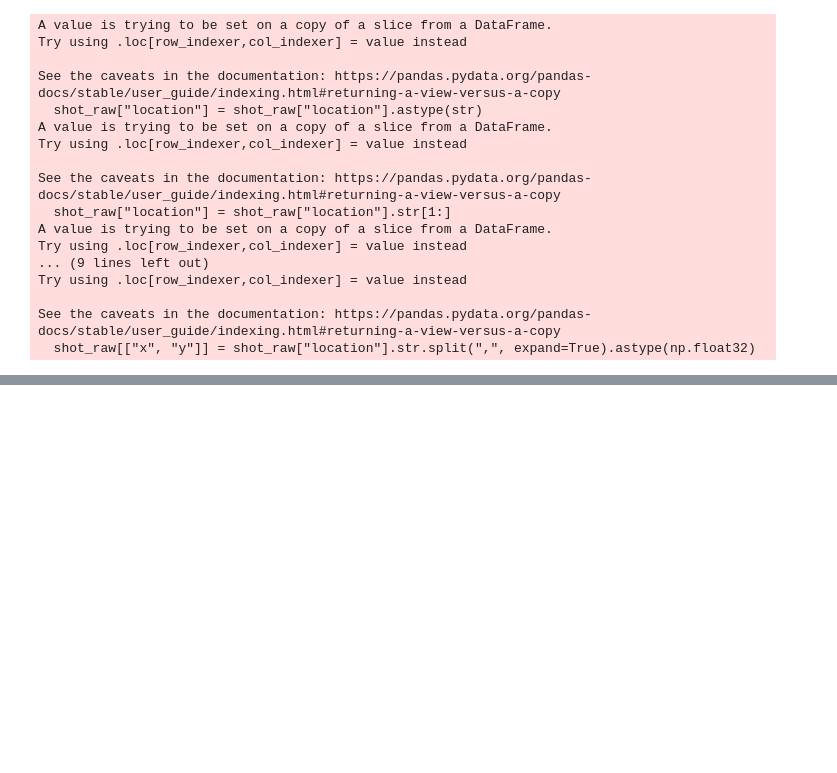
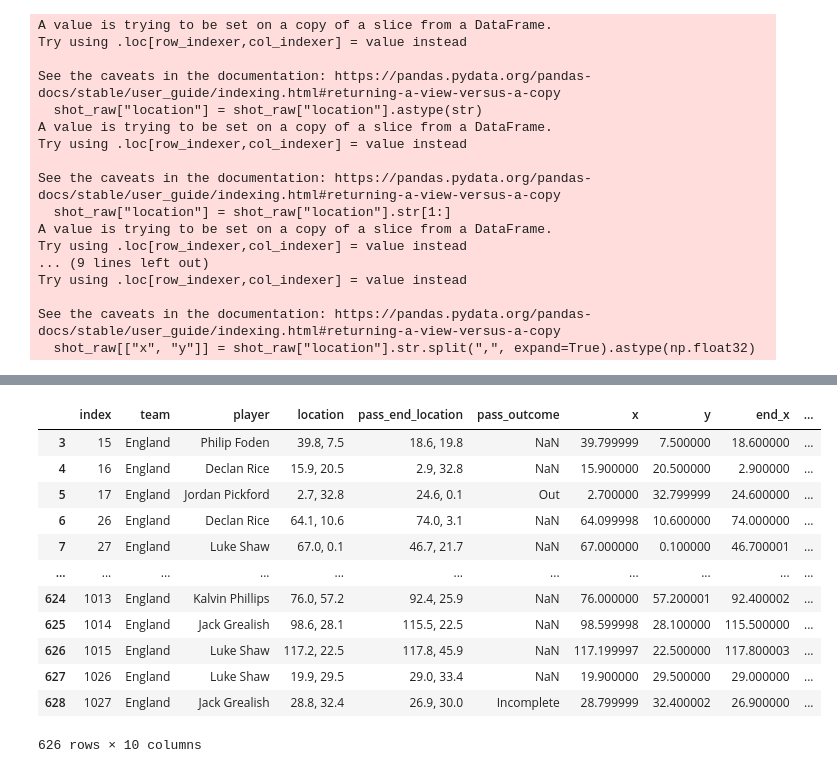
Before and after one commit to steveaq/statsbomb_project, a Jupyter notebook: Statsbomb Data Exploration .ipynb, the cells around one changed output, grey strips where cells are left out. Cells and saved outputs as stored; diff of their text form; code cells hidden in the pictures; blank space fills up the shorter version.

```diff
--- a/Statsbomb Data Exploration .ipynb
+++ b/Statsbomb Data Exploration .ipynb
@@ -341,0 +432,38 @@ generateCombinedShotMap('England','Senegal')
+# %%
+player_passes_raw = match_events.copy()
+player_passes_raw = player_passes_raw[['team','player','location','pass_end_location',"pass_outcome"]]
+player_passes_raw = player_passes_raw[player_passes_raw['team']=="England"].reset_index()
+
+player_passes_raw.drop(player_passes_raw[player_passes_raw['location'] == "a"].index, inplace = True)
+player_passes_raw.drop(player_passes_raw[player_passes_raw['pass_end_location'] == "a"].index, inplace = True)
+# touches_team = touches_team.loc[lambda x: x['location'] != 'a']
+
+player_passes_raw["location"] = player_passes_raw["location"].astype(str)
+player_passes_raw["location"] = player_passes_raw["location"].str[1:]
+player_passes_raw["location"] = player_passes_raw["location"].str[:-1]
+player_passes_raw.drop(player_passes_raw[player_passes_raw['location'] == "a"].index, inplace = True)
+player_passes_raw[["x", "y"]] = player_passes_raw["location"].str.split(",", expand=True).astype(np.float32)
+
+
+player_passes_raw["pass_end_location"] = player_passes_raw["pass_end_location"].astype(str)
+player_passes_raw["pass_end_location"] = player_passes_raw["pass_end_location"].str[1:]
+player_passes_raw["pass_end_location"] = player_passes_raw["pass_end_location"].str[:-1]
+player_passes_raw.drop(player_passes_raw[player_passes_raw['pass_end_location'] == "a"].index, inplace = True)
+player_passes_raw[["end_x", "end_y"]] = player_passes_raw["pass_end_location"].str.split(",", expand=True).astype(np.float32)
+
+
+player_passes_raw
+# %% [output]
+|  | index | team | player | location | pass_end_location | pass_outcome | x | y | end_x | ... |
+| 3 | 15 | England | Philip Foden | 39.8, 7.5 | 18.6, 19.8 | NaN | 39.799999 | 7.500000 | 18.600000 | ... |
+| 4 | 16 | England | Declan Rice | 15.9, 20.5 | 2.9, 32.8 | NaN | 15.900000 | 20.500000 | 2.900000 | ... |
+| 5 | 17 | England | Jordan Pickford | 2.7, 32.8 | 24.6, 0.1 | Out | 2.700000 | 32.799999 | 24.600000 | ... |
+| 6 | 26 | England | Declan Rice | 64.1, 10.6 | 74.0, 3.1 | NaN | 64.099998 | 10.600000 | 74.000000 | ... |
+| 7 | 27 | England | Luke Shaw | 67.0, 0.1 | 46.7, 21.7 | NaN | 67.000000 | 0.100000 | 46.700001 | ... |
+| ... | ... | ... | ... | ... | ... | ... | ... | ... | ... | ... |
+| 624 | 1013 | England | Kalvin Phillips | 76.0, 57.2 | 92.4, 25.9 | NaN | 76.000000 | 57.200001 | 92.400002 | ... |
+| 625 | 1014 | England | Jack Grealish | 98.6, 28.1 | 115.5, 22.5 | NaN | 98.599998 | 28.100000 | 115.500000 | ... |
+| 626 | 1015 | England | Luke Shaw | 117.2, 22.5 | 117.8, 45.9 | NaN | 117.199997 | 22.500000 | 117.800003 | ... |
+| 627 | 1026 | England | Luke Shaw | 19.9, 29.5 | 29.0, 33.4 | NaN | 19.900000 | 29.500000 | 29.000000 | ... |
+| 628 | 1027 | England | Jack Grealish | 28.8, 32.4 | 26.9, 30.0 | Incomplete | 28.799999 | 32.400002 | 26.900000 | ... |
+626 rows × 10 columns
```
Also changed, not shown: parts of 19 cells of this notebook, 8 other files.
